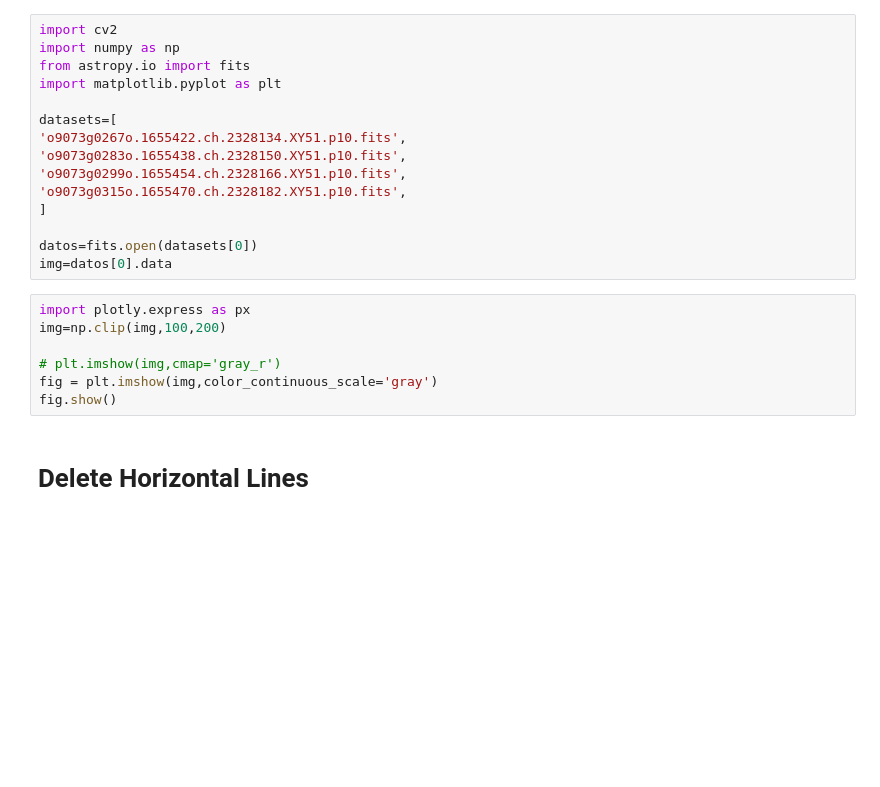
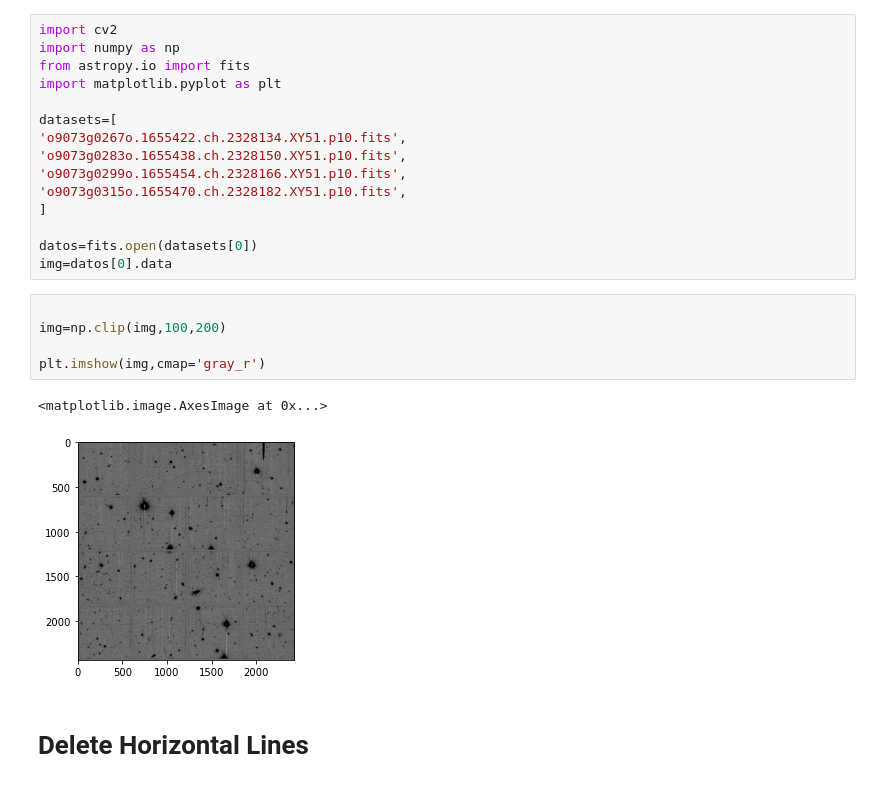
Before and after one commit to DavidUrbaez/Proyecto_Asteroides, a Jupyter notebook: Image Registration/ImageRegistration.ipynb, the cells around one changed output. Cells and saved outputs as stored; diff of their text form; blank space fills up the shorter version.

```diff
--- a/Image Registration/ImageRegistration.ipynb
+++ b/Image Registration/ImageRegistration.ipynb
@@ -14,12 +14,13 @@ datasets=[
 datos=fits.open(datasets[0])
 img=datos[0].data
 # %%
-import plotly.express as px
+
 img=np.clip(img,100,200)
 
-# plt.imshow(img,cmap='gray_r')
-fig = plt.imshow(img,color_continuous_scale='gray')
-fig.show()
+plt.imshow(img,cmap='gray_r')
+# %% [output]
+<matplotlib.image.AxesImage at 0x...>
+[figure, added]
 # %% [markdown]
 # Delete Horizontal Lines
 # %%
```
Also changed, not shown: parts of 8 cells of this notebook, 1 other file.
